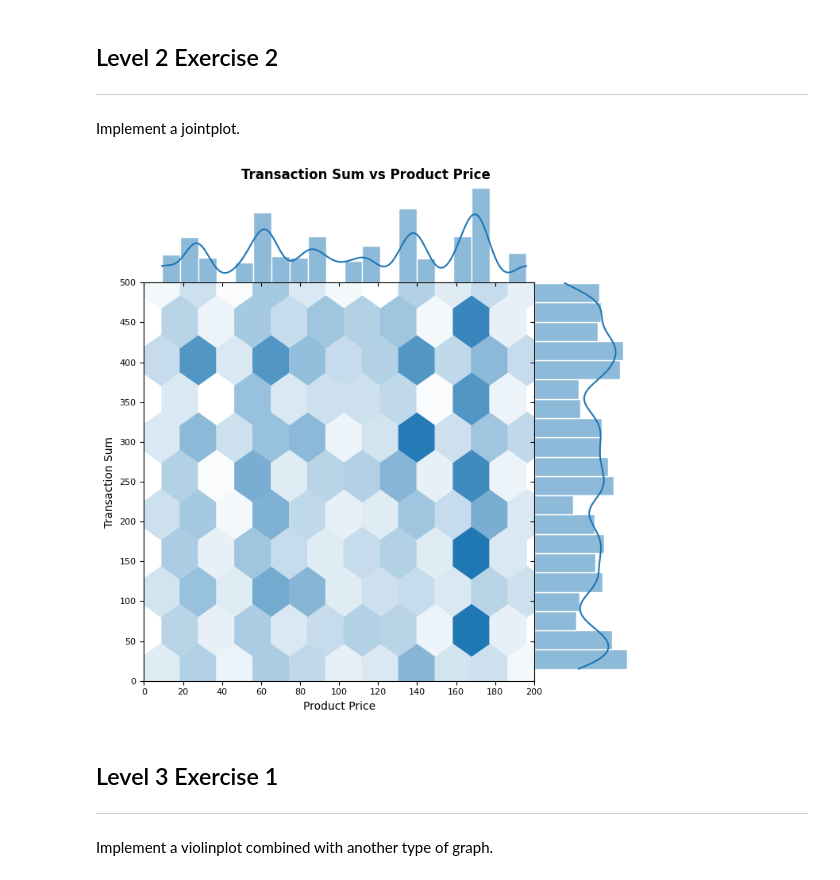
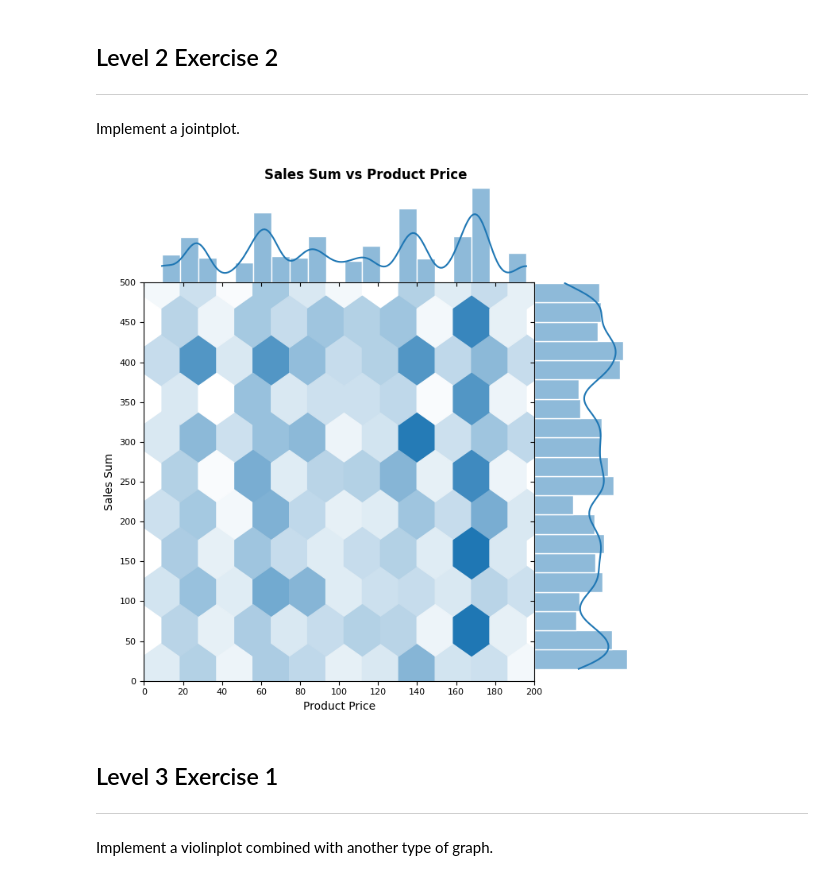
Before and after one commit to leocareer/DA_specialization, a Jupyter notebook: Sprint_08/S8_01.ipynb, the cells around one changed output. Drawn from its saved outputs; the diff is of its cells as text; code cells hidden in the pictures.

```diff
--- a/Sprint_08/S8_01.ipynb
+++ b/Sprint_08/S8_01.ipynb
@@ -34,7 +34,7 @@ df_transactions = pd.read_sql('SELECT * FROM transactions;', engine_commerce)
 df_users = pd.read_sql('SELECT * FROM users;', engine_commerce)
 
 df_transactions['timestamp'] = pd.to_datetime(df_transactions['timestamp'])
-
+df_transactions = df_transactions.assign(month=df_transactions['timestamp'].dt.to_period('M'))
 df_products['price'] = df_products['price'].str.replace('$', '').astype(float)
 df_users['age'] = pd.to_datetime('today').year - pd.to_datetime(df_users['birth_date']).dt.year
 df_transactions['quantity'] = df_transactions['product_ids'].apply(lambda x: len(str(x).split(',')))
@@ -417,37 +407,37 @@ plt.show()
 ---
 Implement a jointplot.
 # %%
-colors = [(0, 'white'), (1, 'tab:blue')]
-cmap = LinearSegmentedColormap.from_list('custom_cmap', colors)
+jointplot_colors = [(0, 'white'), (1, 'tab:blue')]
+jointplot_cmap = LinearSegmentedColormap.from_list('custom_cmap', jointplot_colors)
 
 jointplot = sns.jointplot(
     x=df_approved_products['price'],
     y=df_approved_products['amount'],
     kind='hex',
     height=7,
     ratio=4,
     space=0,
     xlim=(0, 200),
     ylim=(0, 500),
     marginal_kws=dict(bins=20, edgecolor='White', kde=True, kde_kws={'cut': 0, 'bw_adjust': 0.5}),
-    joint_kws=dict(cmap=cmap)
+    joint_kws=dict(cmap=jointplot_cmap)
 )
 
 fig = jointplot.fig
 ax_marg_x = jointplot.ax_marg_x
 ax_marg_y = jointplot.ax_marg_y
 ax_joint = jointplot.ax_joint
 
-fig.suptitle('Transaction Sum vs Product Price', fontweight='bold', verticalalignment='bottom')
+fig.suptitle('Sales Sum vs Product Price', fontweight='bold', verticalalignment='bottom')
 ax_joint.set_xlabel('Product Price')
-ax_joint.set_ylabel('Transaction Sum')
+ax_joint.set_ylabel('Sales Sum')
 ax_joint.set_xticks(range(0, 201, 20))
 ax_joint.set_yticks(range(0, 501, 50))
 ax_joint.tick_params(labelsize=8)
 
 plt.show()
 # %% [output]
-[figure, old version]
+[figure, new version]
 # %% [markdown]
 ## Level 3 Exercise 1
 ---
```
Also changed, not shown: parts of 8 cells of this notebook.
